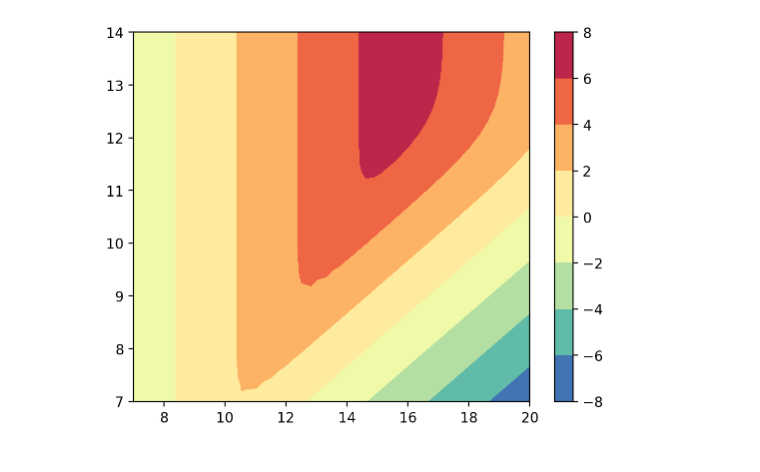
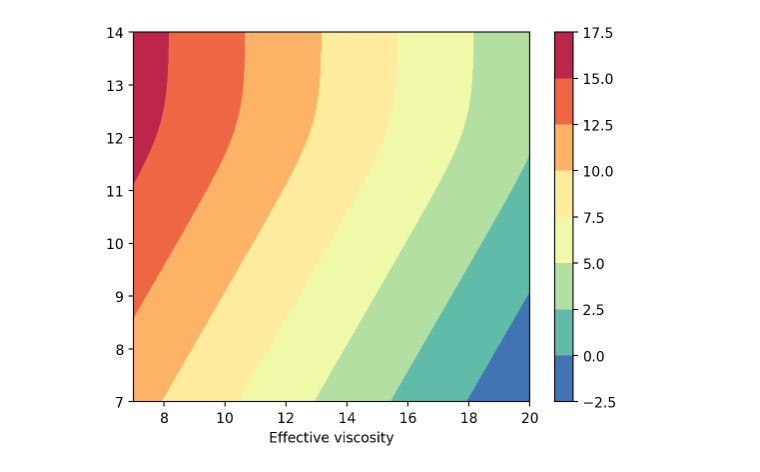
Before and after one commit to nichollsh/tidal_heating_db15, a Jupyter notebook: src/model.ipynb, the cells around one changed output. Saved outputs shown, nothing was run; the diff lists cells and outputs as text; code cells hidden in the pictures.

```diff
--- a/src/model.ipynb
+++ b/src/model.ipynb
@@ -144,29 +144,33 @@ def eval_Qtidal_simple(visc=None, shear=None):
 
     return out
 # %%
-x_evl = np.logspace(7, 20, 30) # effective viscosity
+x_evl = np.logspace(7, 20, 30) # kinematic viscosity
 y_evl = np.logspace(7, 14, 30) # shear modulus
 
 z_arr = []
 x_arr = []
 y_arr = []
 
 for x in x_evl:
     for y in y_evl:
 
-        z = eval_Qtidal_sync(visc=x*rho_m, shear=y)
+        _x = x*rho_m # convert kinematic to dynamic viscosity
+
+        z = eval_Qtidal_simple(visc=_x, shear=y)
 
         x_arr.append(np.log10(x))
         y_arr.append(np.log10(y))
         z_arr.append(np.log10(z))
 
 fig,ax = plt.subplots(1,1)
 
 sm = ax.tricontourf(x_arr, y_arr, z_arr, cmap='Spectral_r')
 # sm = ax.scatter(x_arr, y_arr, c=z_arr, cmap='Spectral_r', s=30, marker='s')
 
 fig.colorbar(sm)
 
+ax.set_xlabel("Effective viscosity")
+
 plt.show()
 # %% [output]
-[figure, old version]
+[figure, new version]
```
